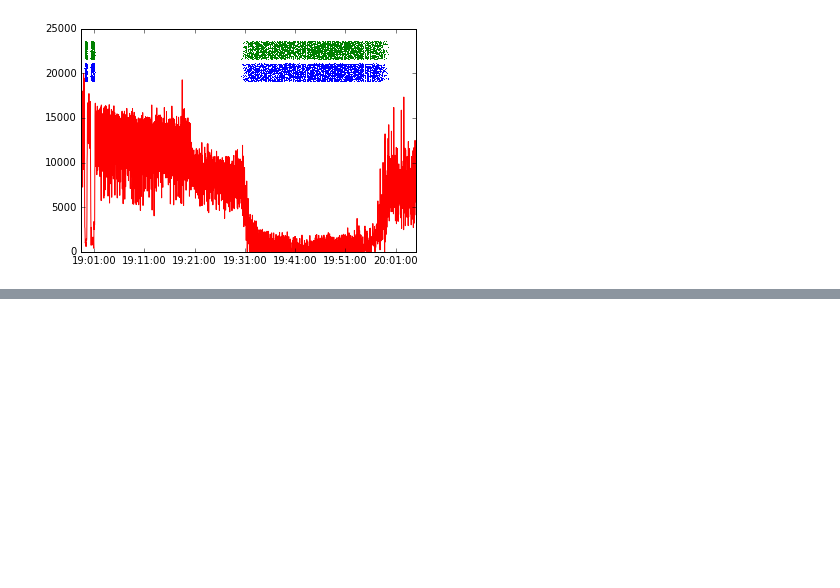
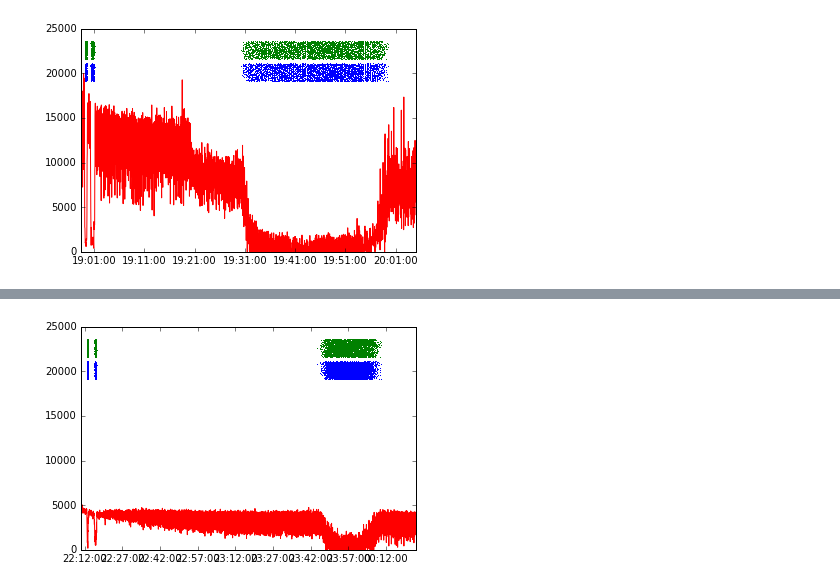
Before and after one commit to michaelsevilla/zlog-popper, a Jupyter notebook: experiments/object-spew-iops-drop/visualize.ipynb, the cells around one changed output, grey strips where cells are left out. Drawn from its saved outputs; the diff is of its cells as text; code cells hidden in the pictures; blank space fills up the shorter version.

```diff
--- a/experiments/object-spew-iops-drop/visualize.ipynb
+++ b/experiments/object-spew-iops-drop/visualize.ipynb
@@ -85,3 +86,13 @@ ax.plot(client_trace.time, client_trace.iops)
 plt.savefig('x.png', dpi=300, bbox_inches='tight')
 # %% [output]
 [figure]
+# %%
+client_trace2 = get_client_tp_trace('kv11/kv_11_8000.log')
+print client_trace2.head()
+
+df2 = pd.DataFrame({'split_start': get_start_split_trace('kv11/ceph-osd.0.log'),
+                   'split_end': get_finish_split_trace('kv11/ceph-osd.0.log')})
+df2['y1'] = np.random.randint(19000, 21000, len(df.split_start))
+df2['y2'] = np.random.randint(21500, 23500, len(df.split_start))
+df2.sort_values(by='split_start', ascending=True, inplace=True)
+df2.head()
@@ -87,0 +112,9 @@ plt.savefig('x.png', dpi=300, bbox_inches='tight')
+# %%
+fig = plt.figure()
+ax = fig.add_subplot(111)
+ax.plot(df2.split_start, df.y1, label='a', marker=',', linestyle='')
+ax.plot(df2.split_end, df.y2, label='b', marker=',', linestyle='')
+ax.plot(client_trace2.time, client_trace2.iops)
+plt.savefig('x.png', dpi=300, bbox_inches='tight')
+# %% [output]
+[figure, added]
```
Also changed, not shown: parts of 4 cells of this notebook, 2 other files.
